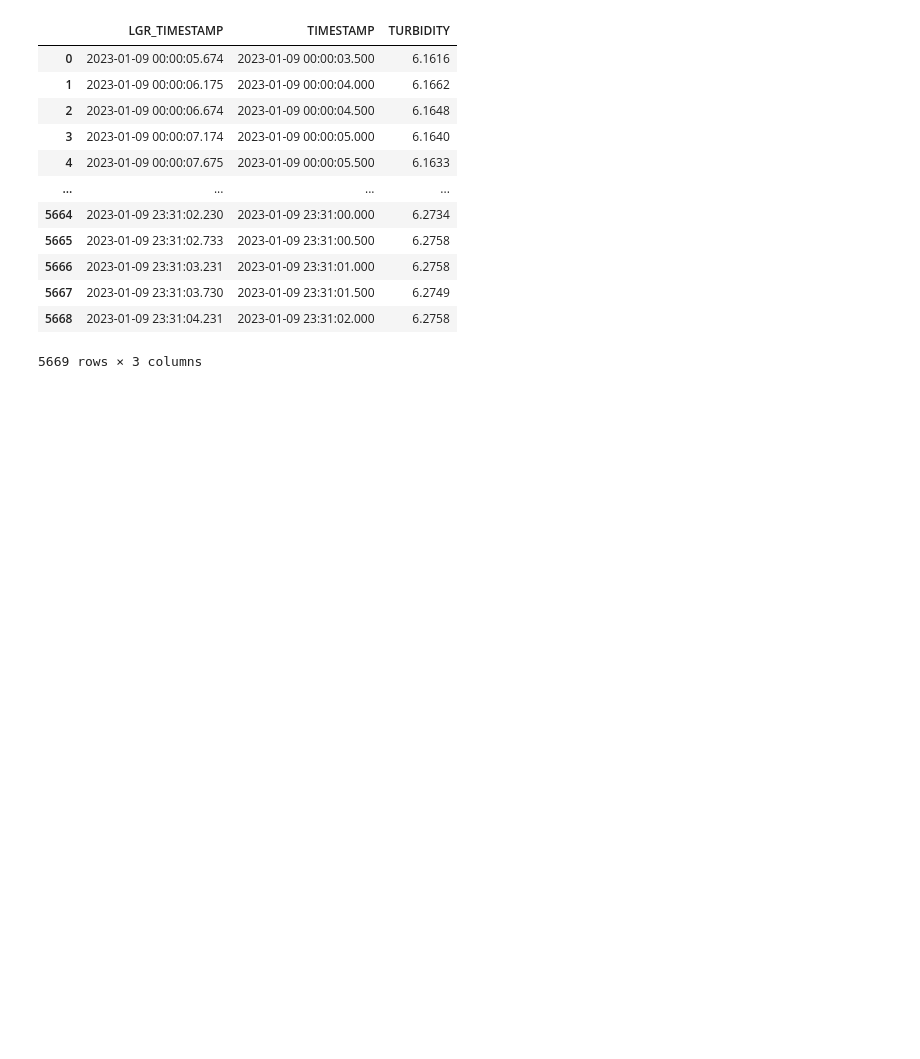
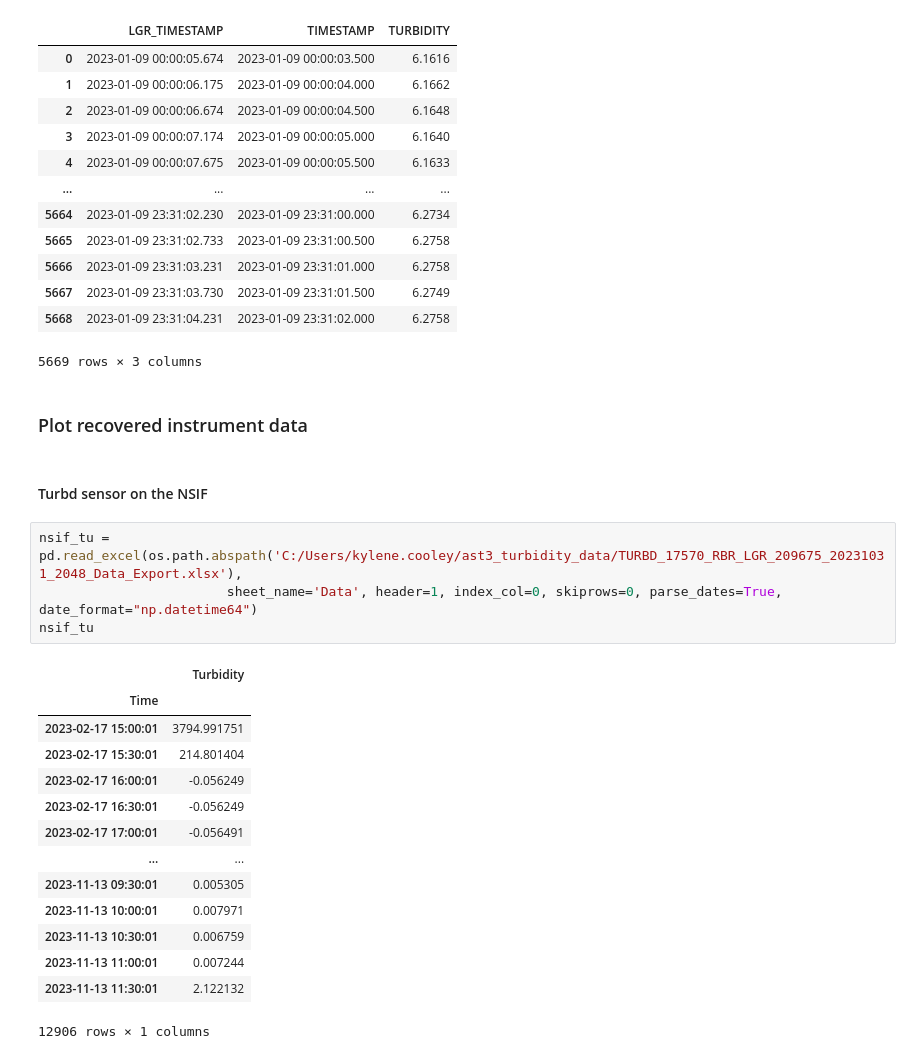
Before and after one commit to cooleyky/AST3, a Jupyter notebook: turbidity.ipynb, the cells around one changed output. Drawn from its saved outputs; the diff is of its cells as text; blank space fills up the shorter version.

```diff
--- a/turbidity.ipynb
+++ b/turbidity.ipynb
@@ -56,3 +63,26 @@ data
 | 5667 | 2023-01-09 23:31:03.730 | 2023-01-09 23:31:01.500 | 6.2749 |
 | 5668 | 2023-01-09 23:31:04.231 | 2023-01-09 23:31:02.000 | 6.2758 |
 5669 rows × 3 columns
+# %% [markdown]
+### Plot recovered instrument data
+# %% [markdown]
+#### Turbd sensor on the NSIF
+# %%
+nsif_tu = pd.read_excel(os.path.abspath('C:/Users/kylene.cooley/ast3_turbidity_data/TURBD_17570_RBR_LGR_209675_20231031_2048_Data_Export.xlsx'),
+                        sheet_name='Data', header=1, index_col=0, skiprows=0, parse_dates=True, date_format="np.datetime64")
+nsif_tu
+# %% [output]
+|  | Turbidity |
+| Time |  |
+| 2023-02-17 15:00:01 | 3794.991751 |
+| 2023-02-17 15:30:01 | 214.801404 |
+| 2023-02-17 16:00:01 | -0.056249 |
+| 2023-02-17 16:30:01 | -0.056249 |
+| 2023-02-17 17:00:01 | -0.056491 |
+| ... | ... |
+| 2023-11-13 09:30:01 | 0.005305 |
+| 2023-11-13 10:00:01 | 0.007971 |
+| 2023-11-13 10:30:01 | 0.006759 |
+| 2023-11-13 11:00:01 | 0.007244 |
+| 2023-11-13 11:30:01 | 2.122132 |
+12906 rows × 1 columns
```
Also changed, not shown: parts of 13 cells of this notebook, 1 other file.
